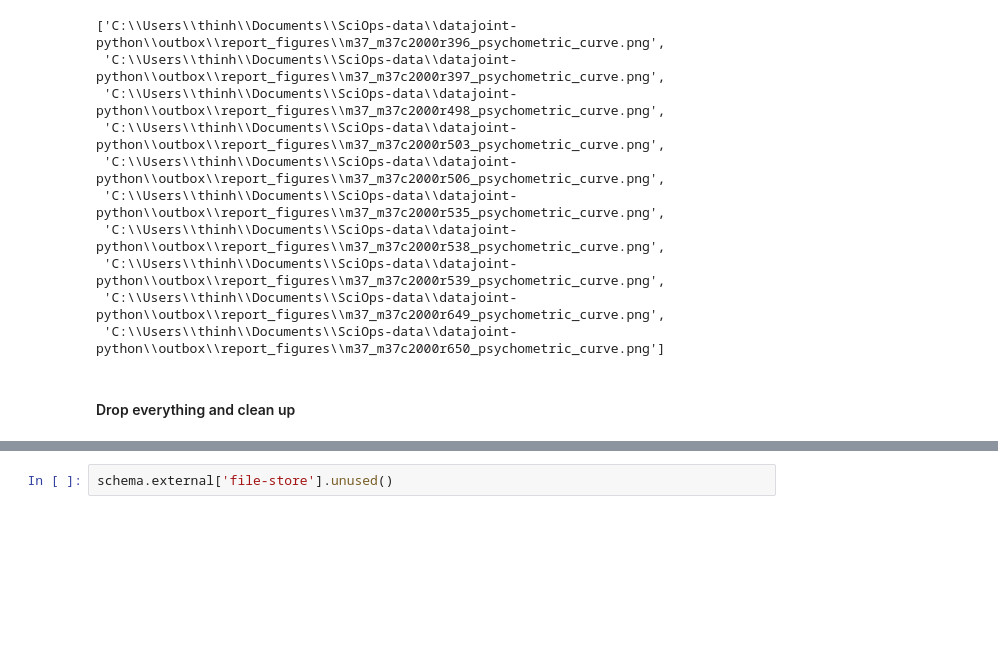
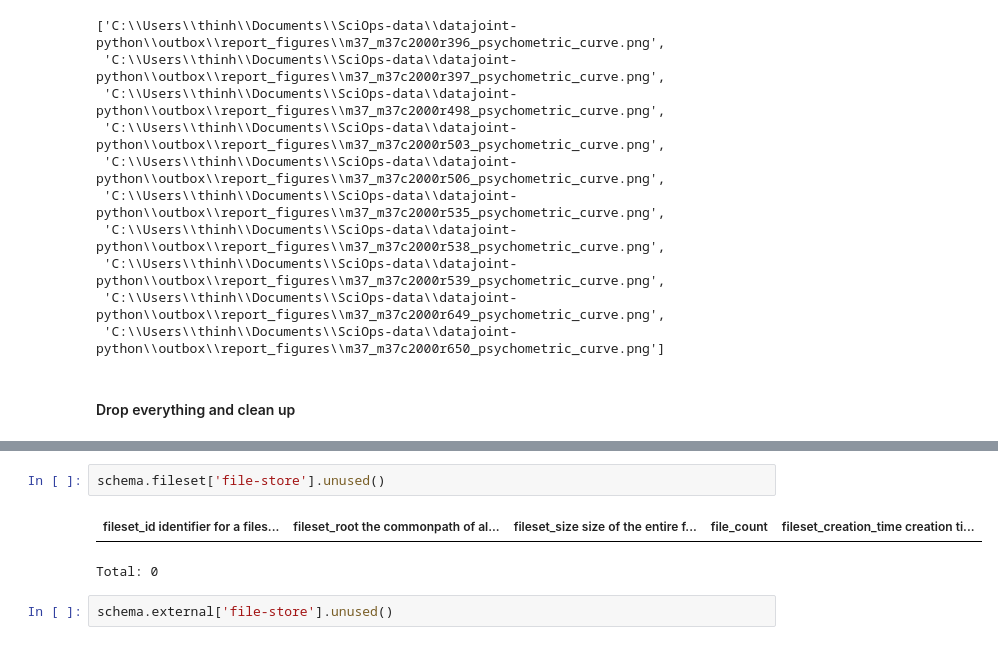
Before and after one commit to ttngu207/datajoint-python, a Jupyter notebook: docs/src/tutorials/datajoint_fileset_tutorial.ipynb, the cells around one changed output, grey strips where cells are left out. Drawn from its saved outputs; the diff is of its cells as text; blank space fills up the shorter version.

```diff
--- a/docs/src/tutorials/datajoint_fileset_tutorial.ipynb
+++ b/docs/src/tutorials/datajoint_fileset_tutorial.ipynb
@@ -287,3 +325,8 @@ schema.fileset['file-store'].delete()
+# %%
+schema.fileset['file-store'].unused()
+# %% [output]
+| fileset_id identifier for a files... | fileset_root the commonpath of al... | fileset_size size of the entire f... | file_count | fileset_creation_time creation ti... |
+Total: 0
 # %%
 schema.external['file-store'].unused()
 # %% [output]
```
Also changed, not shown: parts of 12 cells of this notebook.
